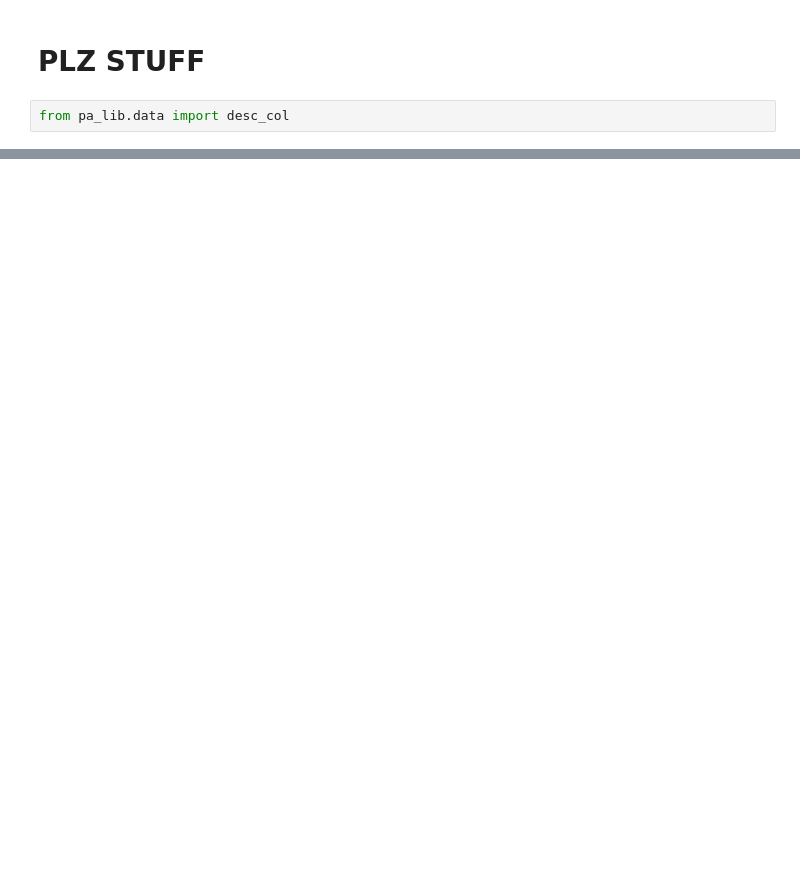
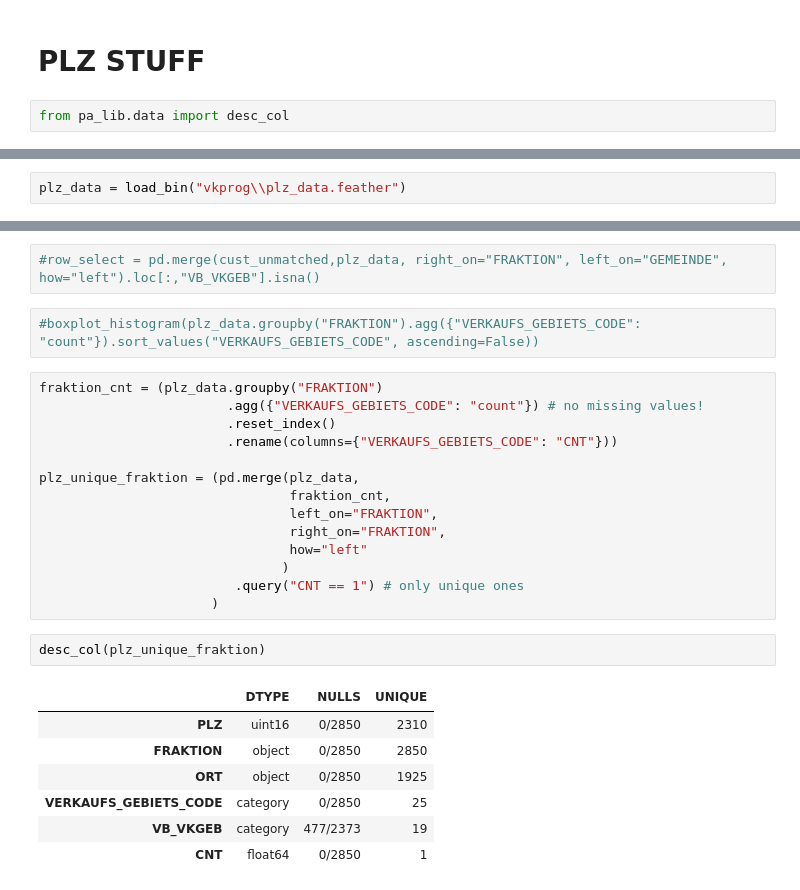
Before and after one commit to apgsga-stc/PredictiveAnalyticsPython, a Jupyter notebook: vkprog_analyse/scribbles.ipynb, the cells around one changed output, grey strips where cells are left out. Cells and saved outputs as stored; diff of their text form; blank space fills up the shorter version.

```diff
--- a/vkprog_analyse/scribbles.ipynb
+++ b/vkprog_analyse/scribbles.ipynb
@@ -161,0 +76,2 @@ ek_info = load_bin("vkprog\\ek_info.feather")
+# %%
+plz_data = load_bin("vkprog\\plz_data.feather")
@@ -229,0 +178,28 @@ dtype: object
+# %%
+#row_select = pd.merge(cust_unmatched,plz_data, right_on="FRAKTION", left_on="GEMEINDE", how="left").loc[:,"VB_VKGEB"].isna()
+# %%
+#boxplot_histogram(plz_data.groupby("FRAKTION").agg({"VERKAUFS_GEBIETS_CODE": "count"}).sort_values("VERKAUFS_GEBIETS_CODE", ascending=False))
+# %%
+fraktion_cnt = (plz_data.groupby("FRAKTION")
+                        .agg({"VERKAUFS_GEBIETS_CODE": "count"}) # no missing values!
+                        .reset_index()
+                        .rename(columns={"VERKAUFS_GEBIETS_CODE": "CNT"}))
+
+plz_unique_fraktion = (pd.merge(plz_data,
+                                fraktion_cnt,
+                                left_on="FRAKTION",
+                                right_on="FRAKTION",
+                                how="left"
+                               )
+                         .query("CNT == 1") # only unique ones
+                      )
+# %%
+desc_col(plz_unique_fraktion)
+# %% [output]
+|  | DTYPE | NULLS | UNIQUE |
+| PLZ | uint16 | 0/2850 | 2310 |
+| FRAKTION | object | 0/2850 | 2850 |
+| ORT | object | 0/2850 | 1925 |
+| VERKAUFS_GEBIETS_CODE | category | 0/2850 | 25 |
+| VB_VKGEB | category | 477/2373 | 19 |
+| CNT | float64 | 0/2850 | 1 |
```
Also changed, not shown: parts of 35 cells of this notebook, 1 other file.
